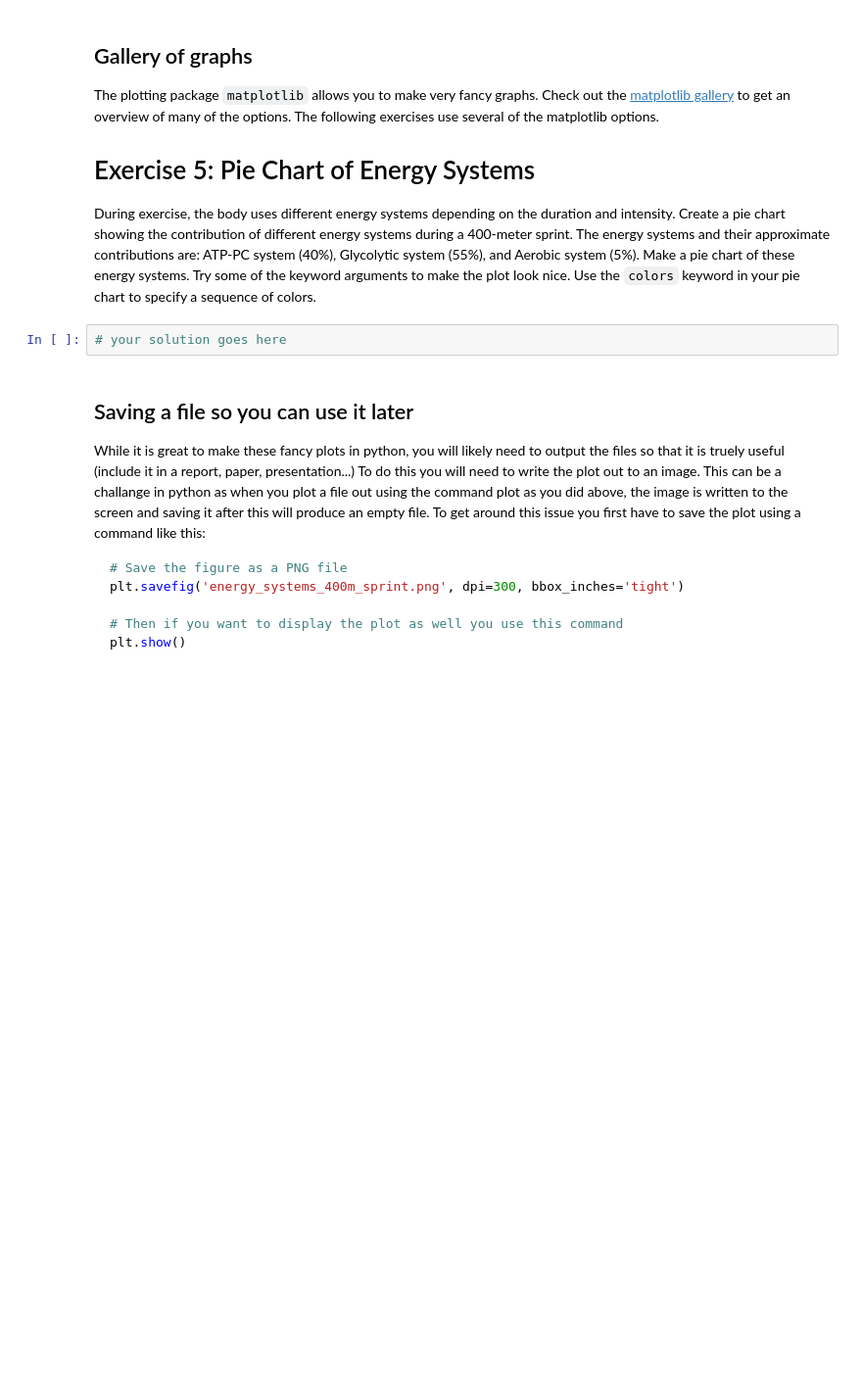
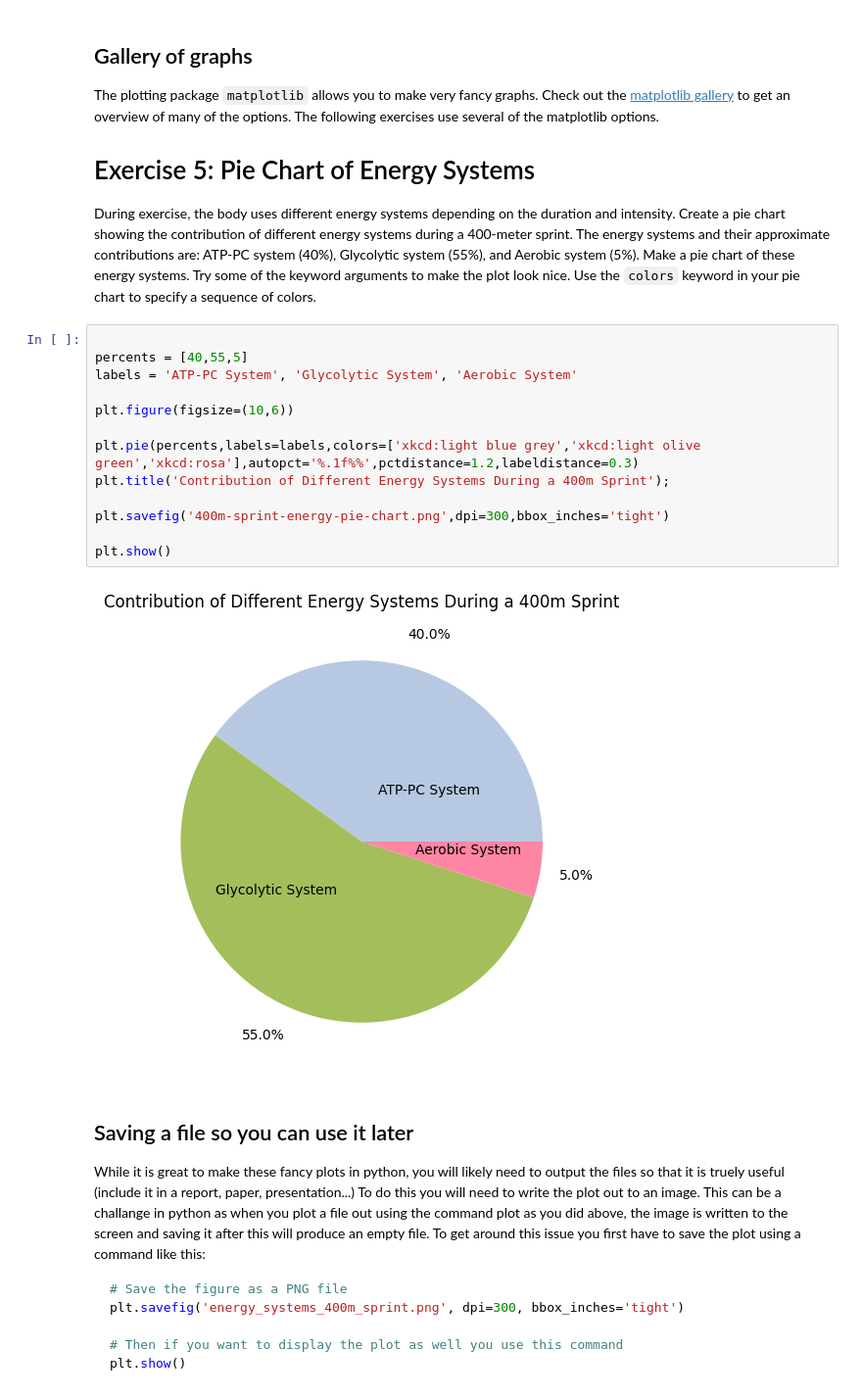
Before and after one commit to pea-222/KNES-381, a Jupyter notebook: exploratory-computing-kines.ipynb, the cells around one changed output. Shown at 98% size. Cells and saved outputs as stored; diff of their text form; blank space fills up the shorter version.

```diff
--- a/exploratory-computing-kines.ipynb
+++ b/exploratory-computing-kines.ipynb
@@ -484,8 +484,21 @@ The plotting package `matplotlib` allows you to make very fancy graphs. Check ou
 
 # Exercise 5: Pie Chart of Energy Systems
 During exercise, the body uses different energy systems depending on the duration and intensity. Create a pie chart showing the contribution of different energy systems during a 400-meter sprint. The energy systems and their approximate contributions are: ATP-PC system (40%), Glycolytic system (55%), and Aerobic system (5%). Make a pie chart of these energy systems. Try some of the keyword arguments to make the plot look nice. Use the `colors` keyword in your pie chart to specify a sequence of colors.
-# %%
-# your solution goes here
+# %%
+
+percents = [40,55,5]
+labels = 'ATP-PC System', 'Glycolytic System', 'Aerobic System'
+
+plt.figure(figsize=(10,6))
+
+plt.pie(percents,labels=labels,colors=['xkcd:light blue grey','xkcd:light olive green','xkcd:rosa'],autopct='%.1f%%',pctdistance=1.2,labeldistance=0.3)
+plt.title('Contribution of Different Energy Systems During a 400m Sprint');
+
+plt.savefig('400m-sprint-energy-pie-chart.png',dpi=300,bbox_inches='tight')
+
+plt.show()
+# %% [output]
+[figure, added]
 # %% [markdown]
 ## Saving a file so you can use it later
 While it is great to make these fancy plots in python, you will likely need to output the files so that it is truely useful (include it in a report, paper, presentation...)
```
